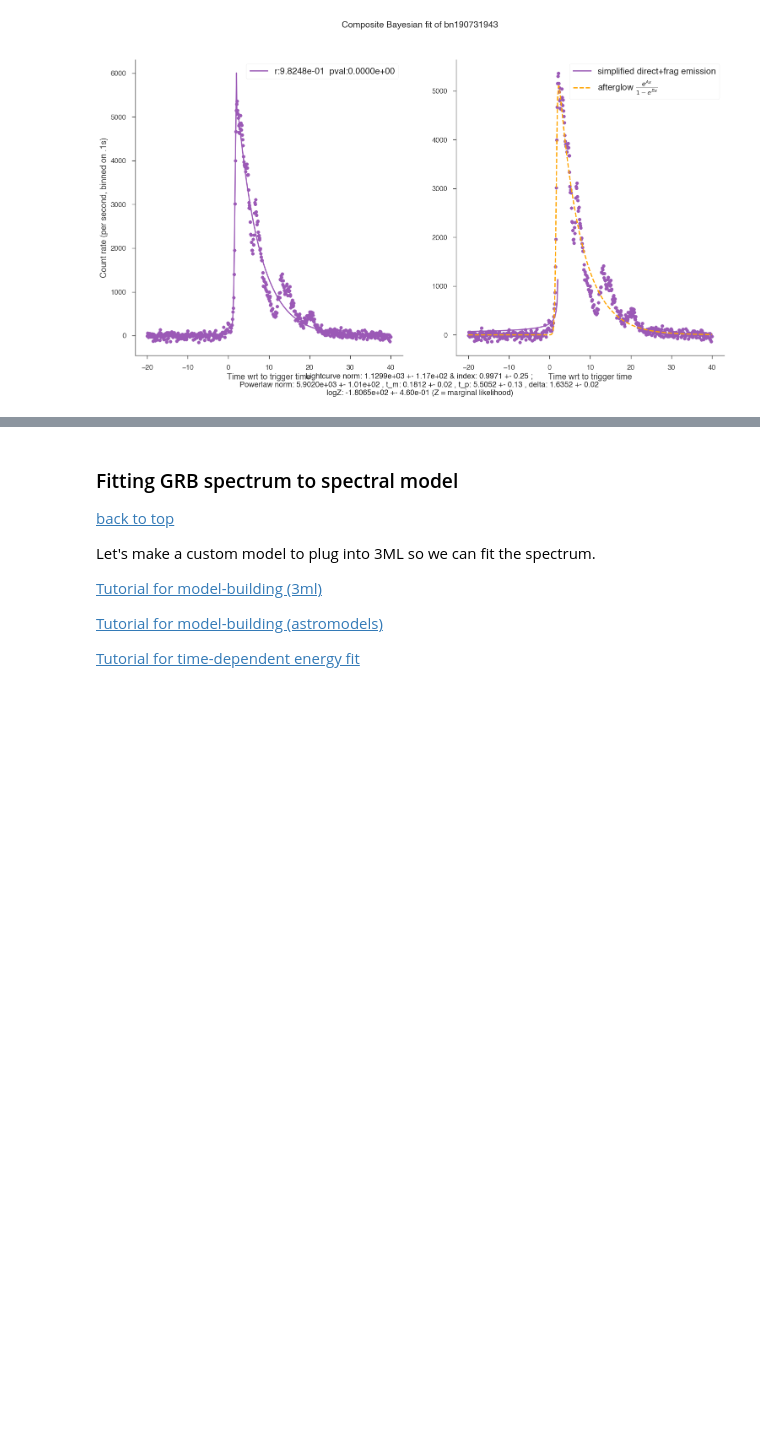
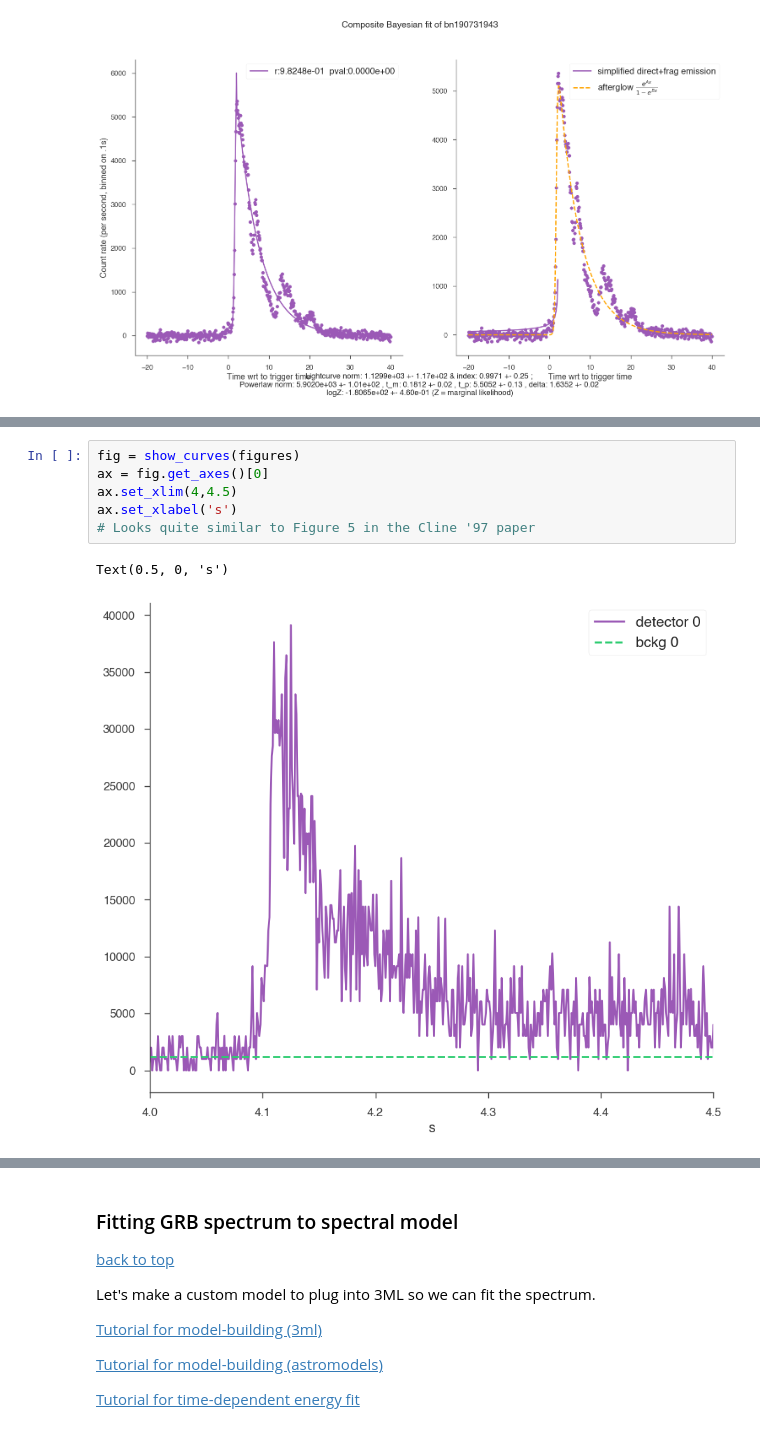
Before and after one commit to xboluna/Research, a Jupyter notebook: BHRad/BHevaporation.ipynb, the cells around one changed output, grey strips where cells are left out. Cells and saved outputs as stored; diff of their text form; blank space fills up the shorter version.

```diff
--- a/BHRad/BHevaporation.ipynb
+++ b/BHRad/BHevaporation.ipynb
@@ -1124,0 +1123,9 @@ figures = query_catalog(GRBNAME = GRBNAME, time_in = -20, time_out = 40,dt=.1, g
+# %%
+fig = show_curves(figures)
+ax = fig.get_axes()[0]
+ax.set_xlim(4,4.5)
+ax.set_xlabel('s')
+# Looks quite similar to Figure 5 in the Cline '97 paper
+# %% [output]
+Text(0.5, 0, 's')
+[figure, added]
```
Also changed, not shown: parts of 9 cells of this notebook, 8 other files.
